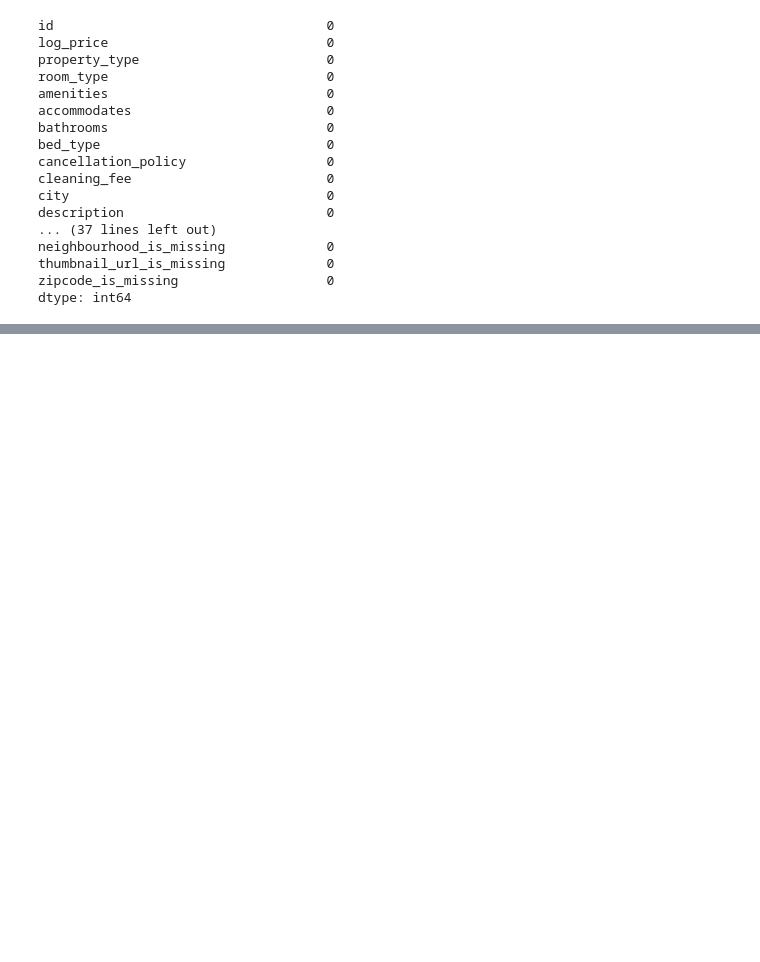
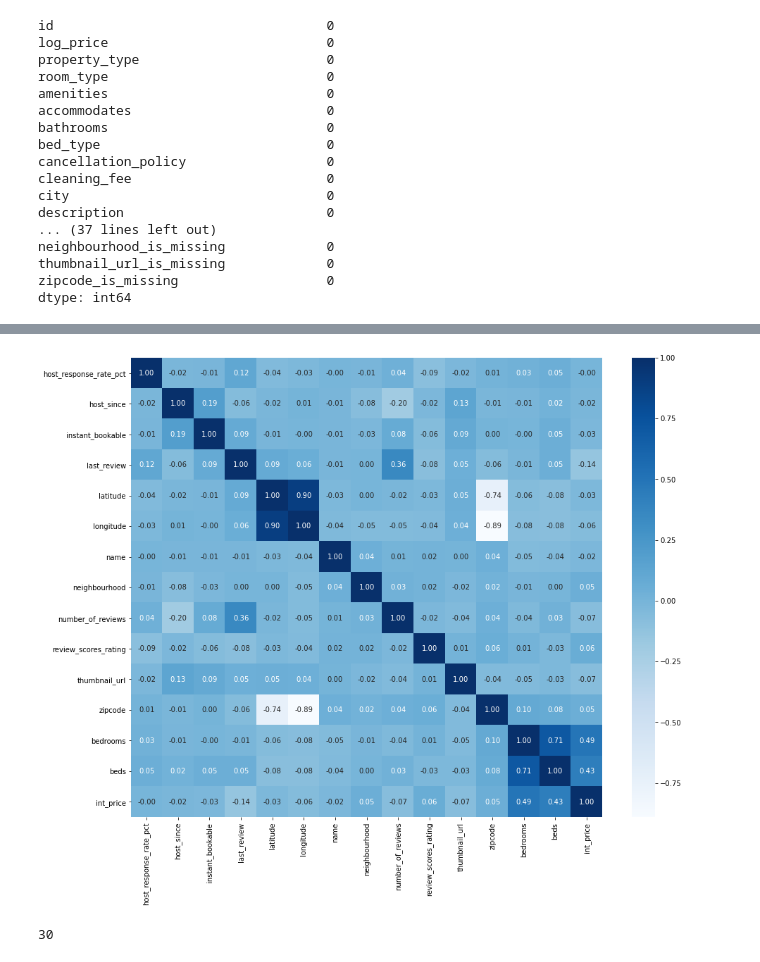
Before and after one commit to daniel8691/AirbnbListing_ML, a Jupyter notebook: Airbnb_prediction_ML.ipynb, the cells around one changed output, grey strips where cells are left out. Cells and saved outputs as stored; diff of their text form; code cells hidden in the pictures; blank space fills up the shorter version.

```diff
--- a/Airbnb_prediction_ML.ipynb
+++ b/Airbnb_prediction_ML.ipynb
@@ -715,0 +763,8 @@ dtype: int64
+# %%
+sns_corr_heatmap(bnb_df2.iloc[:, 15:30])
+# %% [output]
+[figure, added]
+# %%
+bnb_df2.columns.tolist().index("bathrooms_is_missing")
+# %% [output]
+30
```
Also changed, not shown: parts of 27 cells of this notebook, 1 other file.
